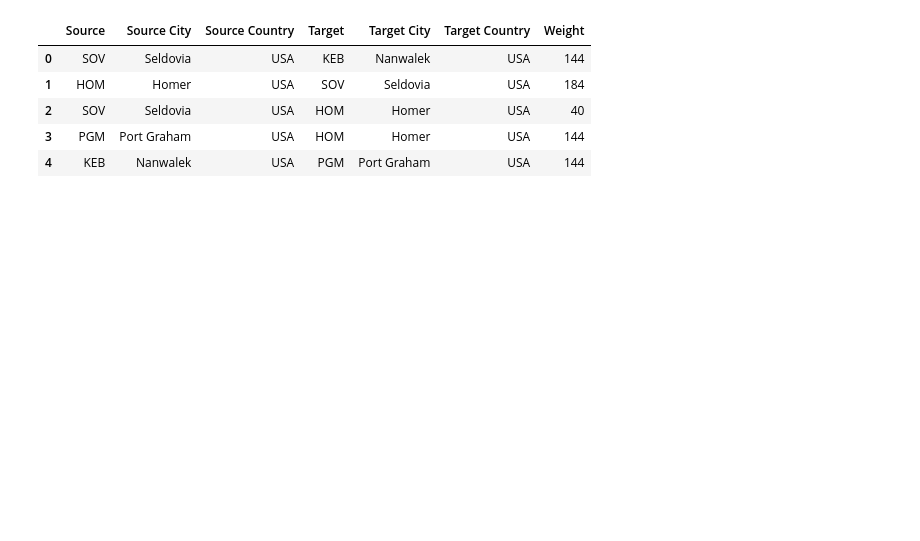
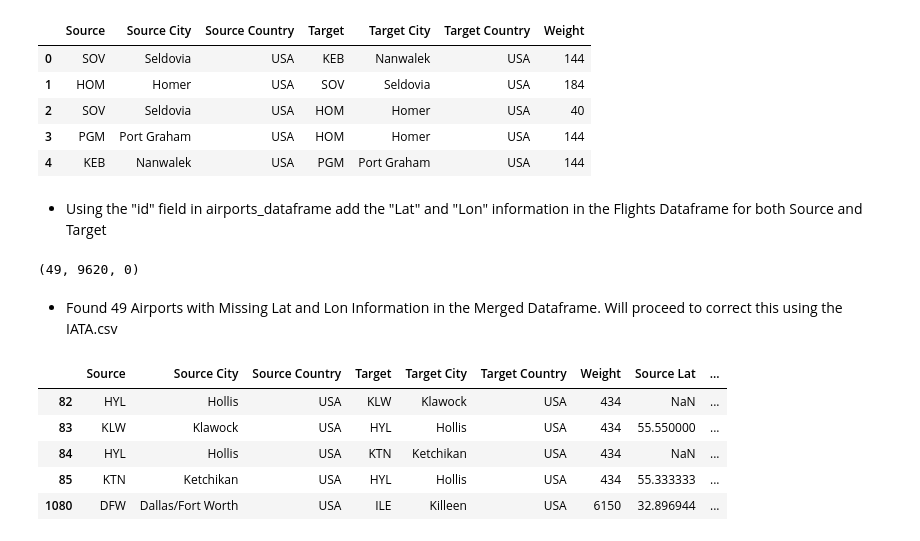
Before and after one commit to juliangdz/Multi-Scale-Network-Analysis-of-Flight-Data, a Jupyter notebook: analysis.ipynb, the cells around one changed output. Drawn from its saved outputs; the diff is of its cells as text; code cells hidden in the pictures; blank space fills up the shorter version.

```diff
--- a/analysis.ipynb
+++ b/analysis.ipynb
@@ -49,8 +97,8 @@ def modify_country_information_based_on_infocus_countries(flights_df:pd.DataFram
     return flights_df, airports_df
 # %%
 in_focus_countries = {
-    "USA":["United States","USA","United States Minor Outlying Islands"],
-    "China":["China","Hong Kong (sar) China","Macao (sar) China","Chinese Taipei"],
+    "USA":["United States","USA"],
+    "China":["China"],
     "UK":["United Kingdom","UK"],
     "Australia":["Australia"]
 }
@@ -83,3 +126,5 @@ domestic_flights_dataframe.head()
 | 2 | SOV | Seldovia | USA | HOM | Homer | USA | 40 |
 | 3 | PGM | Port Graham | USA | HOM | Homer | USA | 144 |
 | 4 | KEB | Nanwalek | USA | PGM | Port Graham | USA | 144 |
+# %% [markdown]
+- Using the "id" field in airports_dataframe add the "Lat" and "Lon" information in the Flights Dataframe for both Source and Target
@@ -85,0 +180,17 @@ domestic_flights_dataframe.head()
+# %%
+merged_flights_data_corrected, missing_source_ids_corrected, missing_target_ids_corrected = validate_and_merge_data_corrected(domestic_flights_dataframe, modified_airport_df)
+data_integrity_checks(merged_flights_data_corrected)
+# %% [output]
+(49, 9620, 0)
+# %% [markdown]
+- Found 49 Airports with Missing Lat and Lon Information in the Merged Dataframe. Will proceed to correct this using the IATA.csv
+# %%
+missing_coordinates = merged_flights_data_corrected[merged_flights_data_corrected[['Source Lat', 'Source Lon', 'Target Lat', 'Target Lon']].isna().any(axis=1)]
+missing_coordinates.head()
+# %% [output]
+|  | Source | Source City | Source Country | Target | Target City | Target Country | Weight | Source Lat | ... |
+| 82 | HYL | Hollis | USA | KLW | Klawock | USA | 434 | NaN | ... |
+| 83 | KLW | Klawock | USA | HYL | Hollis | USA | 434 | 55.550000 | ... |
+| 84 | HYL | Hollis | USA | KTN | Ketchikan | USA | 434 | NaN | ... |
+| 85 | KTN | Ketchikan | USA | HYL | Hollis | USA | 434 | 55.333333 | ... |
+| 1080 | DFW | Dallas/Fort Worth | USA | ILE | Killeen | USA | 6150 | 32.896944 | ... |
```
Also changed, not shown: parts of 46 cells of this notebook, 7 other files.
